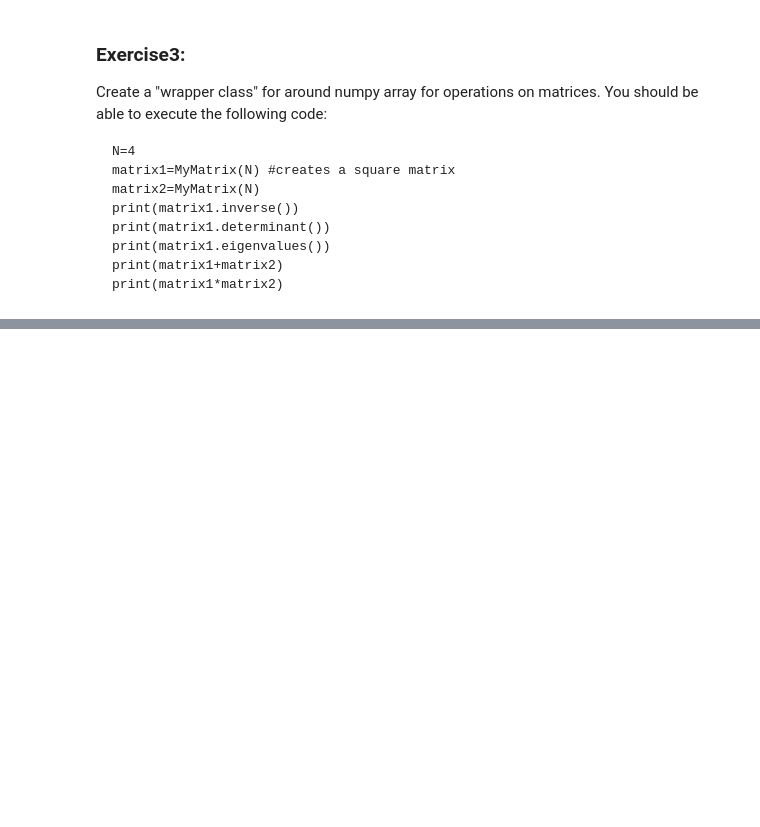
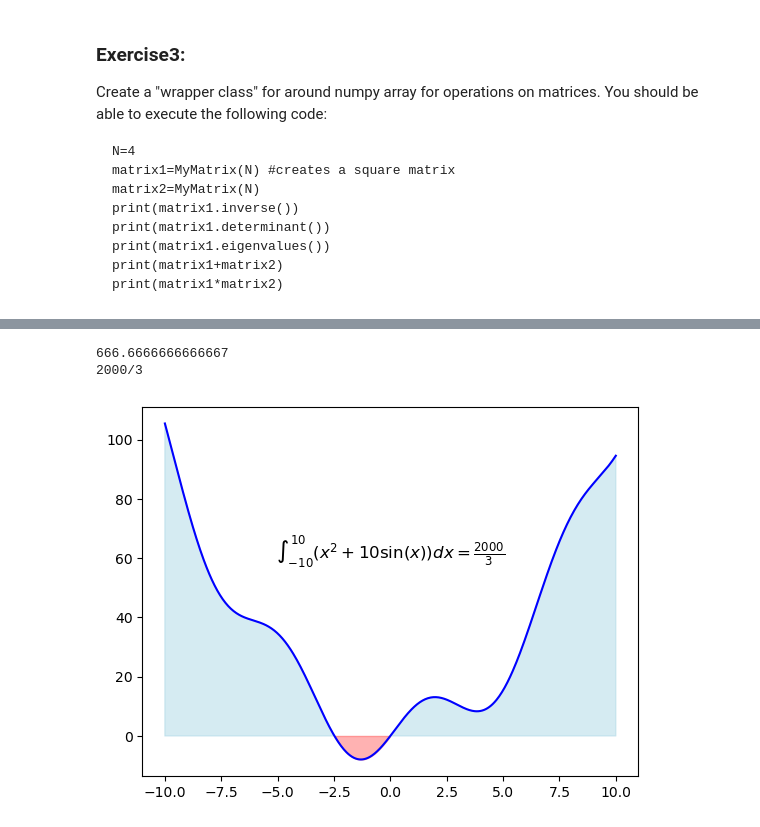
Before and after one commit to Skylines316/ScientificPython_diploma23, a Jupyter notebook: Exercises7-classes.ipynb, the cells around one changed output, grey strips where cells are left out. Cells and saved outputs as stored; diff of their text form; code cells hidden in the pictures; blank space fills up the shorter version.

Commit message:
exercises 7 2st part

```diff
--- a/Exercises7-classes.ipynb
+++ b/Exercises7-classes.ipynb
@@ -134,0 +135,43 @@ b=MyMatrix(4)
+# %%
+from scipy.integrate import quad
+import sympy as sym
+import numpy as np
+import matplotlib.pyplot as plt
+
+class Exercise4():
+  def __init__(self):
+    pass
+
+  def integrate_scipy(self):
+    integral, error = quad(lambda x: x**2 + 10*np.sin(x), -10, 10)
+    return integral
+
+  def integrate_simpy(self):
+    x = sym.Symbol('x')
+    expr = x**2 + 10*sym.sin(x)
+    integral = sym.integrate(expr, (x, -10, 10))
+    return integral
+
+  def display(self):
+    x = np.linspace(-10, 10, num=500)
+    y = x**2 + 10*np.sin(x)
+
+    fig, ax = plt.subplots()
+    ax.fill_between(x, y, 0, where=(y > 0), color='lightblue', alpha=0.5)
+    ax.fill_between(x, y, 0, where=(y < 0), color='red', alpha=0.3)
+    ax.plot(x, y, '-b')
+
+    integral_text = r"$\int_{-10}^{10} (x^2 + 10\sin(x)) dx = %s$"%(sym.latex(self.integrate_simpy()))
+    plt.text(0, 60, integral_text, fontsize=12, ha='center')
+    plt.show()
+
+solution = Exercise4()
+int1=solution.integrate_scipy()
+int2=solution.integrate_simpy()
+print(int1)
+print(int2)
+solution.display()
+# %% [output]
+666.6666666666667
+2000/3
+[figure, added]
```
Also changed, not shown: parts of 2 cells of this notebook.
